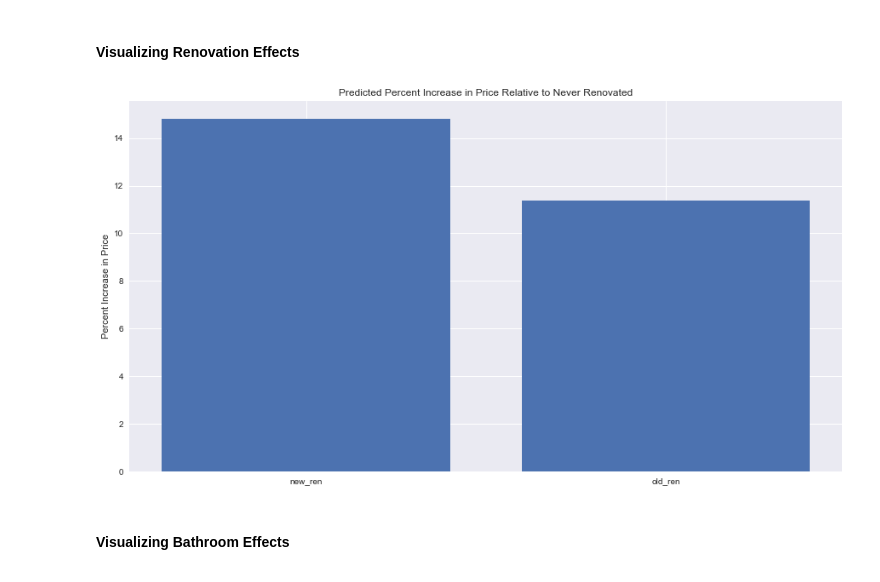
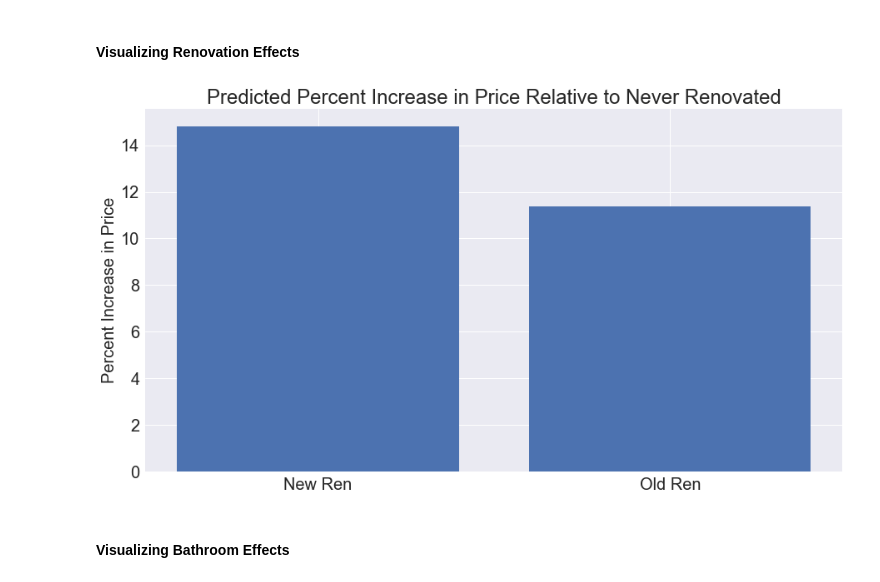
Before and after one commit to nonlocal-lia/King-County-Housing-Analysis, a Jupyter notebook: king_county_housing_analysis.ipynb, the cells around one changed output. Saved outputs shown, nothing was run; the diff lists cells and outputs as text; code cells hidden in the pictures.

```diff
--- a/king_county_housing_analysis.ipynb
+++ b/king_county_housing_analysis.ipynb
@@ -1188,17 +1184,11 @@ plt.title("Predicted Percent Increase in Price Relative to Average Condition");
 #### Visualizing Renovation Effects
 # %%
 cats_yr_ren.remove('not_ren')
-# %%
-ren_coef = []
-for cat in cats_yr_ren:
-    ren_coef.append(float(coef[cat]))
-fig, ax = plt.subplots(figsize=(15, 8))
-ax = plt.bar(cats_yr_ren, ren_coef)
-
-plt.ylabel("Percent Increase in Price")
-plt.title("Predicted Percent Increase in Price Relative to Never Renovated");
-# %% [output]
-[figure, removed]
+# %%
+viz.one_hot_coef_graph(coef, cats_yr_ren, 'Never Renovated', target_name='Price',
+                       increase_type='Percent', size=(15, 8), save_name='renovation')
+# %% [output]
+[figure, added]
 # %% [markdown]
 #### Visualizing Bathroom Effects
 # %%
```
Also changed, not shown: parts of 36 cells of this notebook, 2 other files.
